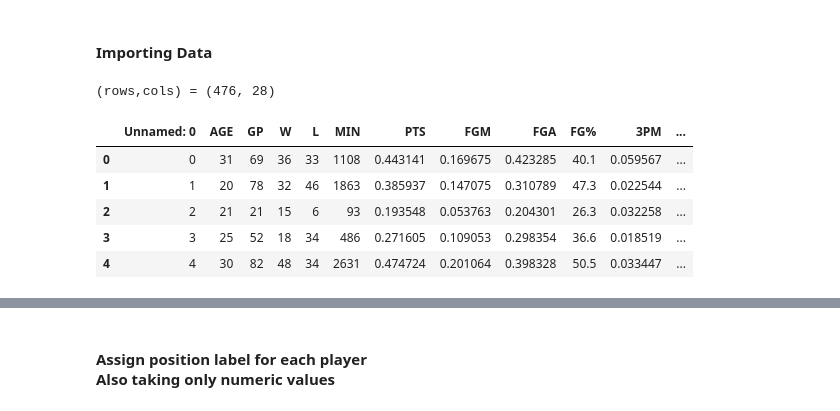
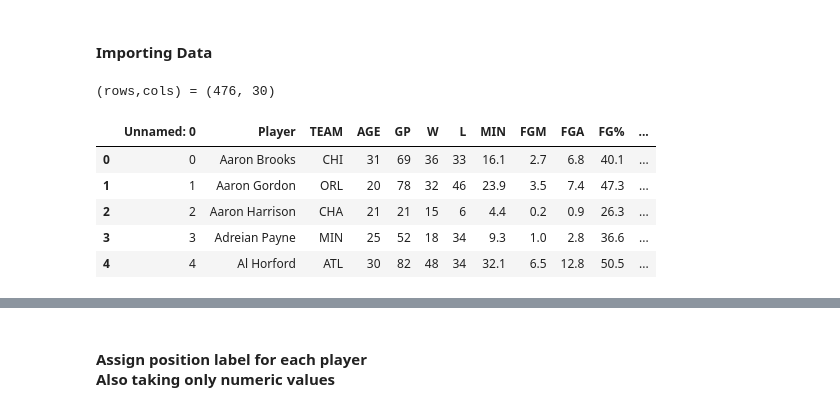
Before and after one commit to Gabriel-Azevedo-Ferreira/TDA-NBA, a Jupyter notebook: notebooks/DimReduction/RDaAH.ipynb, the cells around one changed output, grey strips where cells are left out. Saved outputs shown, nothing was run; the diff lists cells and outputs as text; code cells hidden in the pictures.

```diff
--- a/notebooks/DimReduction/RDaAH.ipynb
+++ b/notebooks/DimReduction/RDaAH.ipynb
@@ -108,17 +108,17 @@ pd.options.display.max_rows = None
 <h4 class="alert alert-warning"/>Importing Data
 # %%
 #import data
-df = pd.read_csv('../../Data/NBA_per_minute_complete_with_postions.csv')
+df = pd.read_csv('../../Data/NBA-data-With-Positions.csv')
 print "(rows,cols) =",df.shape
 df.head(5)
 # %% [output]
-(rows,cols) = (476, 28)
+(rows,cols) = (476, 30)
-|  | Unnamed: 0 | AGE | GP | W | L | MIN | PTS | FGM | FGA | FG% | 3PM | ... |
-| 0 | 0 | 31 | 69 | 36 | 33 | 1108 | 0.443141 | 0.169675 | 0.423285 | 40.1 | 0.059567 | ... |
-| 1 | 1 | 20 | 78 | 32 | 46 | 1863 | 0.385937 | 0.147075 | 0.310789 | 47.3 | 0.022544 | ... |
-| 2 | 2 | 21 | 21 | 15 | 6 | 93 | 0.193548 | 0.053763 | 0.204301 | 26.3 | 0.032258 | ... |
-| 3 | 3 | 25 | 52 | 18 | 34 | 486 | 0.271605 | 0.109053 | 0.298354 | 36.6 | 0.018519 | ... |
-| 4 | 4 | 30 | 82 | 48 | 34 | 2631 | 0.474724 | 0.201064 | 0.398328 | 50.5 | 0.033447 | ... |
+|  | Unnamed: 0 | Player | TEAM | AGE | GP | W | L | MIN | FGM | FGA | FG% | ... |
+| 0 | 0 | Aaron Brooks | CHI | 31 | 69 | 36 | 33 | 16.1 | 2.7 | 6.8 | 40.1 | ... |
+| 1 | 1 | Aaron Gordon | ORL | 20 | 78 | 32 | 46 | 23.9 | 3.5 | 7.4 | 47.3 | ... |
+| 2 | 2 | Aaron Harrison | CHA | 21 | 21 | 15 | 6 | 4.4 | 0.2 | 0.9 | 26.3 | ... |
+| 3 | 3 | Adreian Payne | MIN | 25 | 52 | 18 | 34 | 9.3 | 1.0 | 2.8 | 36.6 | ... |
+| 4 | 4 | Al Horford | ATL | 30 | 82 | 48 | 34 | 32.1 | 6.5 | 12.8 | 50.5 | ... |
 # %%
 df.describe()
 # %% [output]
```
Also changed, not shown: parts of 9 cells of this notebook, 5 other files.
